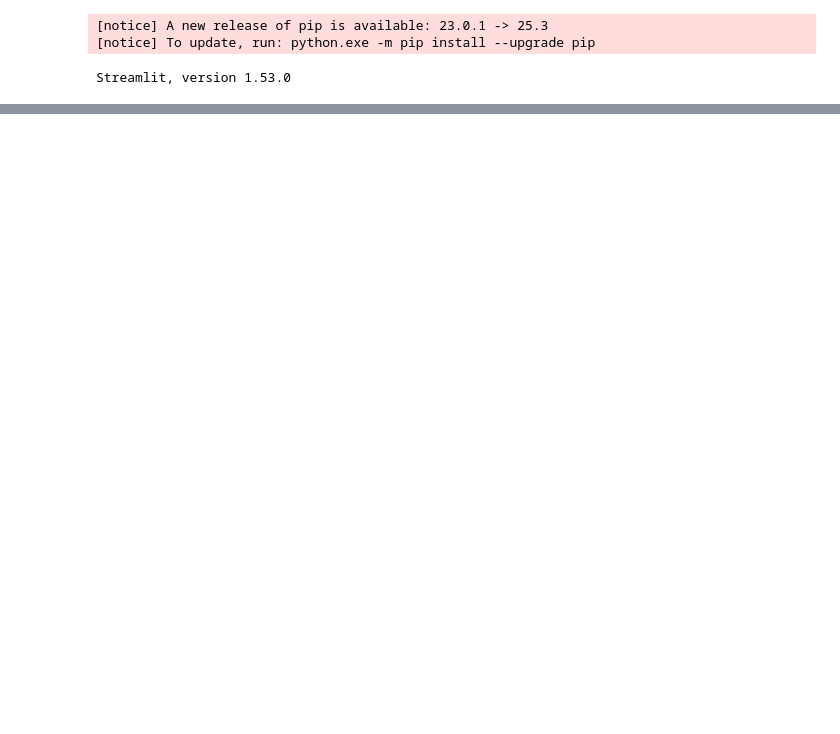
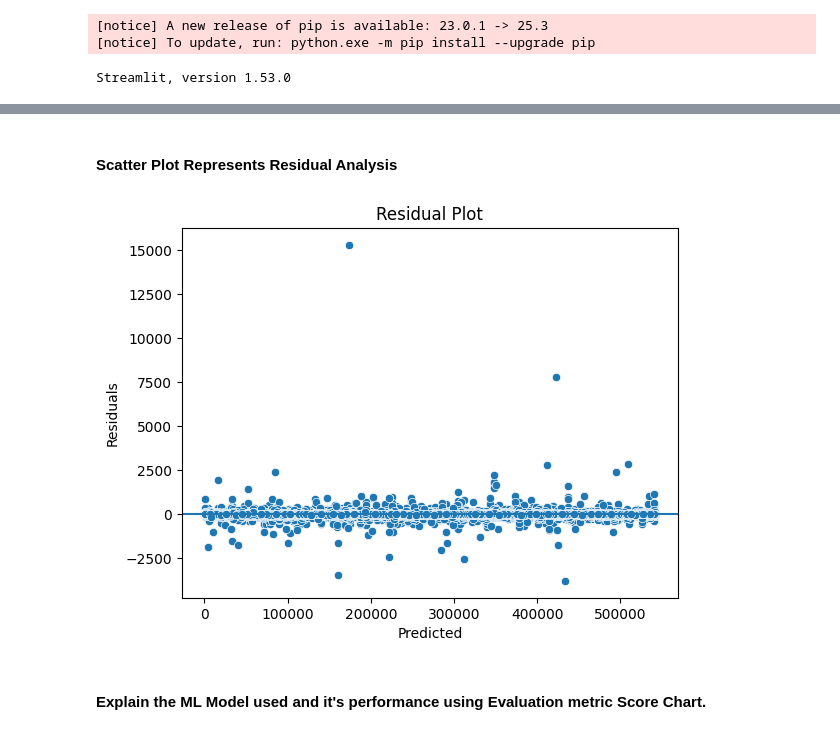
Before and after one commit to PODDA2N/Internship-of-Shopper-Spectrum_Online-Retail-AI-ML, a Jupyter notebook: Internship of Shopper Spectrum.ipynb, the cells around one changed output, grey strips where cells are left out. Saved outputs shown, nothing was run; the diff lists cells and outputs as text; code cells hidden in the pictures; blank space fills up the shorter version.

```diff
--- a/Internship of Shopper Spectrum.ipynb
+++ b/Internship of Shopper Spectrum.ipynb
@@ -1224,0 +1308,10 @@ if st.button("Get Recommendations"):
+# %%
+X_train, X_test, y_train, y_test = train_test_split(X, y, test_size = 0.2, random_state = 42)   # Train–Test Split
+# %%
+scaler = StandardScaler()                           # Feature Scaling
+
+X_train_scaled = scaler.fit_transform(X_train)
+X_test_scaled = scaler.transform(X_test)
+# %%
+model = LinearRegression()                             # Train Linear Regression Model
+model.fit(X_train_scaled, y_train)
@@ -1224,0 +1320,2 @@ if st.button("Get Recommendations"):
+# %%
+y_pred = model.predict(X_test_scaled)              # Model Prediction
@@ -1224,0 +1341,15 @@ if st.button("Get Recommendations"):
+# %% [markdown]
+#### Scatter Plot Represents Residual Analysis
+# %%
+residuals = y_test - y_pred                                   # Residual Analysis
+
+sns.scatterplot(data = residuals)
+plt.axhline(0)
+plt.xlabel("Predicted")
+plt.ylabel("Residuals")
+plt.title("Residual Plot")
+plt.show()
+# %% [output]
+[figure, added]
+# %% [markdown]
+#### Explain the ML Model used and it's performance using Evaluation metric Score Chart.
```
Also changed, not shown: parts of 54 cells of this notebook.
